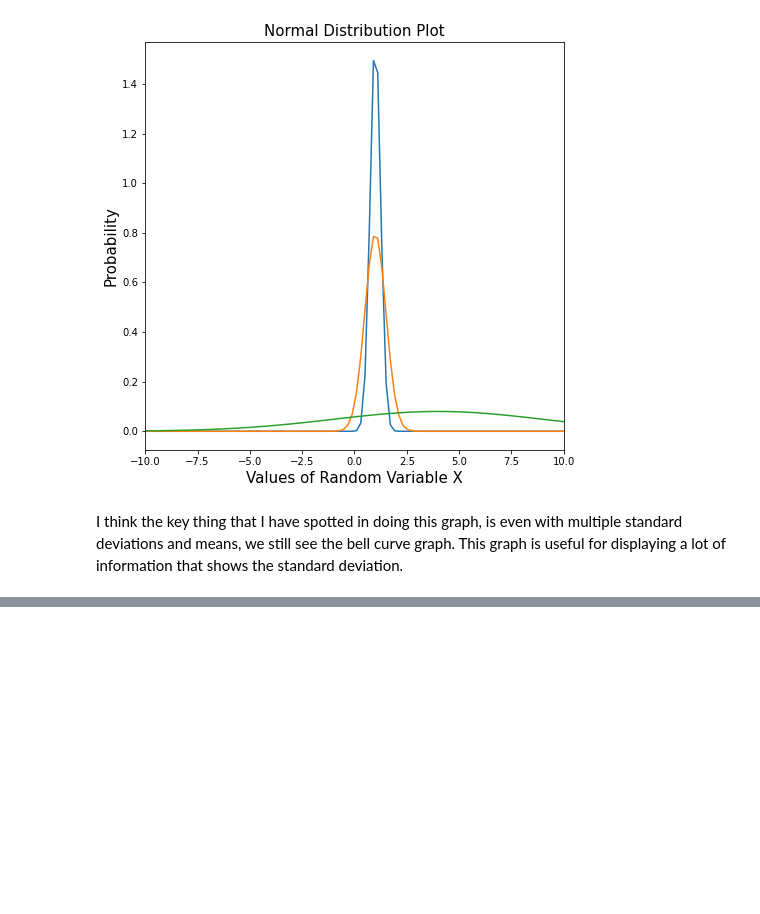
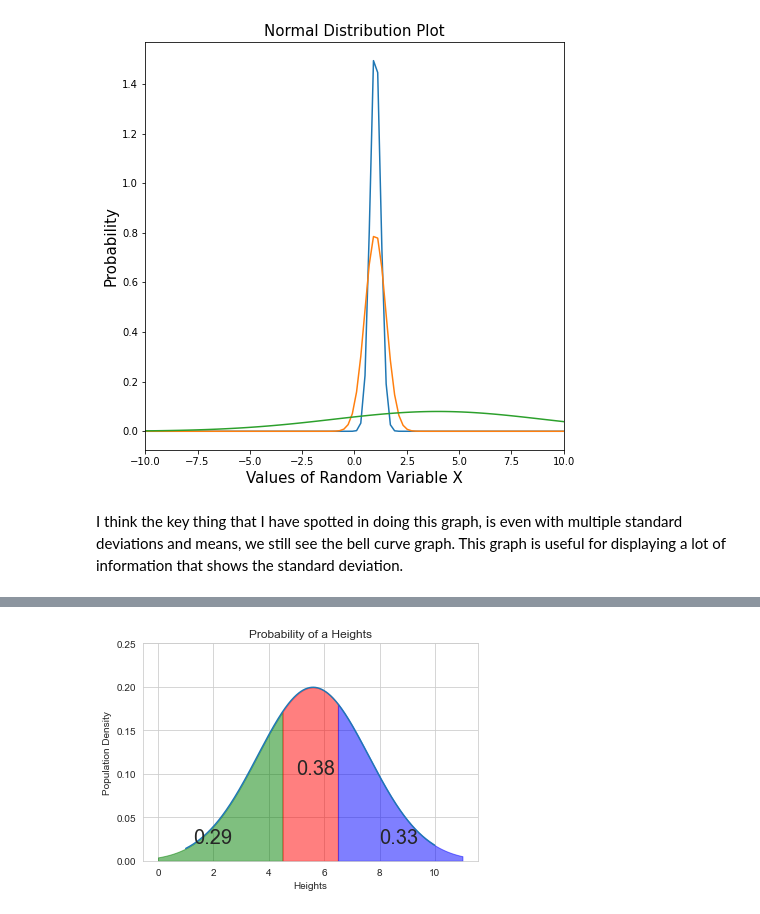
Before and after one commit to KenLin765/funddata-assessment, a Jupyter notebook: normal-distribution.ipynb, the cells around one changed output, grey strips where cells are left out. Saved outputs shown, nothing was run; the diff lists cells and outputs as text; code cells hidden in the pictures; blank space fills up the shorter version.

```diff
--- a/normal-distribution.ipynb
+++ b/normal-distribution.ipynb
@@ -197,0 +243,36 @@ I think the key thing that I have spotted in doing this graph, is even with mult
+# %%
+## adapted code idea from https://towardsdatascience.com/exploring-normal-distribution-with-jupyter-notebook-3645ec2d83f8#053b
+
+fig, ax = plt.subplots()
+# for distribution curve
+x= np.arange(1,10,0.01)
+## arranges x axis between 1 and 1-0
+ax.plot(x, norm.pdf(x,loc=5.6,scale=2))
+## Sets 5.6 as mean and 2 as standard deviation
+ax.set_title("Probability of a Heights")
+## Sets Title
+ax.set_xlabel('Heights')
+## Sets X label
+ax.set_ylabel('Population Density')
+## Sets Y Label
+ax.grid(True)
+# for fill_between
+px=np.arange(0,4.5,0.01)
+ax.set_ylim(0,0.25)
+ax.fill_between(px,norm.pdf(px,loc=5.6,scale=2),alpha=0.5, color='g')
+# for text
+# for fill_between
+px=np.arange(4.5,6.5,0.01)
+ax.set_ylim(0,0.25)
+ax.fill_between(px,norm.pdf(px,loc=5.6,scale=2),alpha=0.5, color='r')
+
+px=np.arange(6.5,11,0.01)
+ax.set_ylim(0,0.25)
+ax.fill_between(px,norm.pdf(px,loc=5.6,scale=2),alpha=0.5, color='b')
+
+ax.text(1.25,0.02,round(LowProb,2), fontsize=20)
+ax.text(5,0.1,round(prob,2), fontsize=20)
+ax.text(8,0.02,round(HighProb,2), fontsize=20)
+plt.show()
+# %% [output]
+[figure, added]
```
Also changed, not shown: parts of 9 cells of this notebook.
